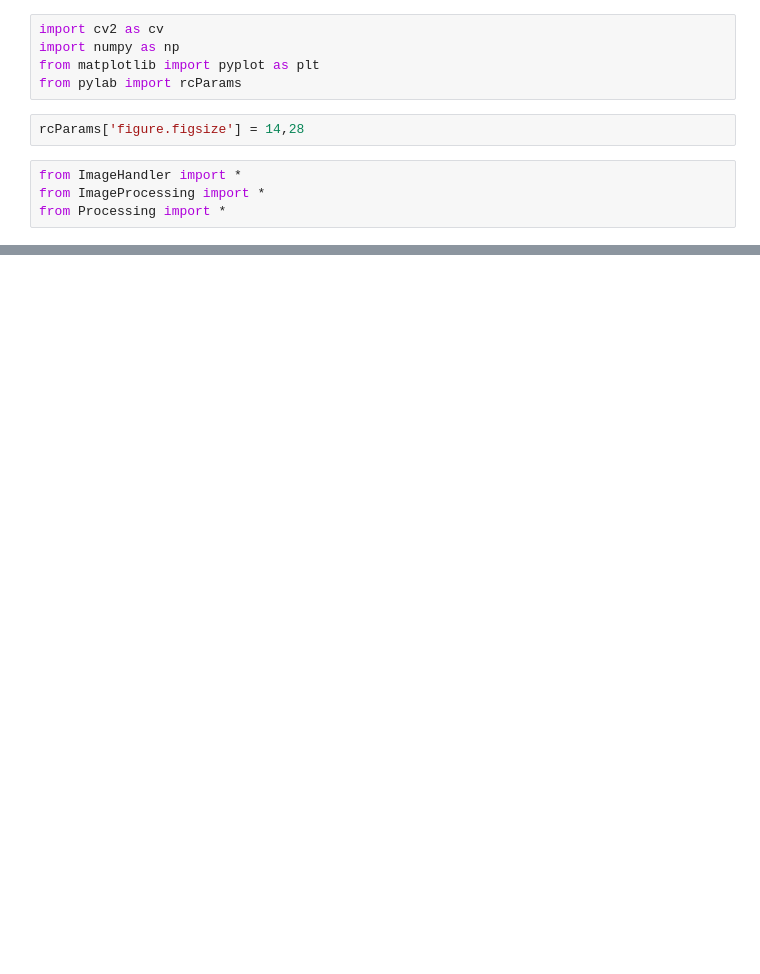
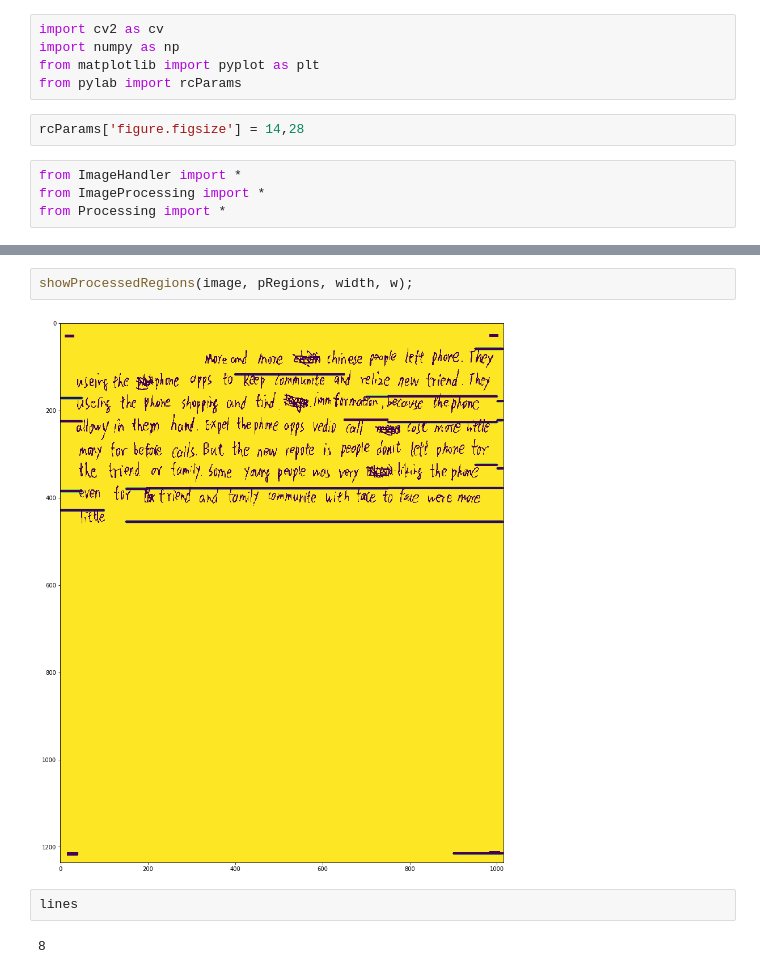
Before and after one commit to lcukerd/Papvassiliou, a Jupyter notebook: Implementation.ipynb, the cells around one changed output, grey strips where cells are left out. Saved outputs shown, nothing was run; the diff lists cells and outputs as text; blank space fills up the shorter version.

```diff
--- a/Implementation.ipynb
+++ b/Implementation.ipynb
@@ -47,0 +100,8 @@ showRegions(image, nRegions, width, w);
+# %%
+showProcessedRegions(image, pRegions, width, w);
+# %% [output]
+[figure, added]
+# %%
+lines
+# %% [output]
+8
```
Also changed, not shown: parts of 6 cells of this notebook, 4 other files.
